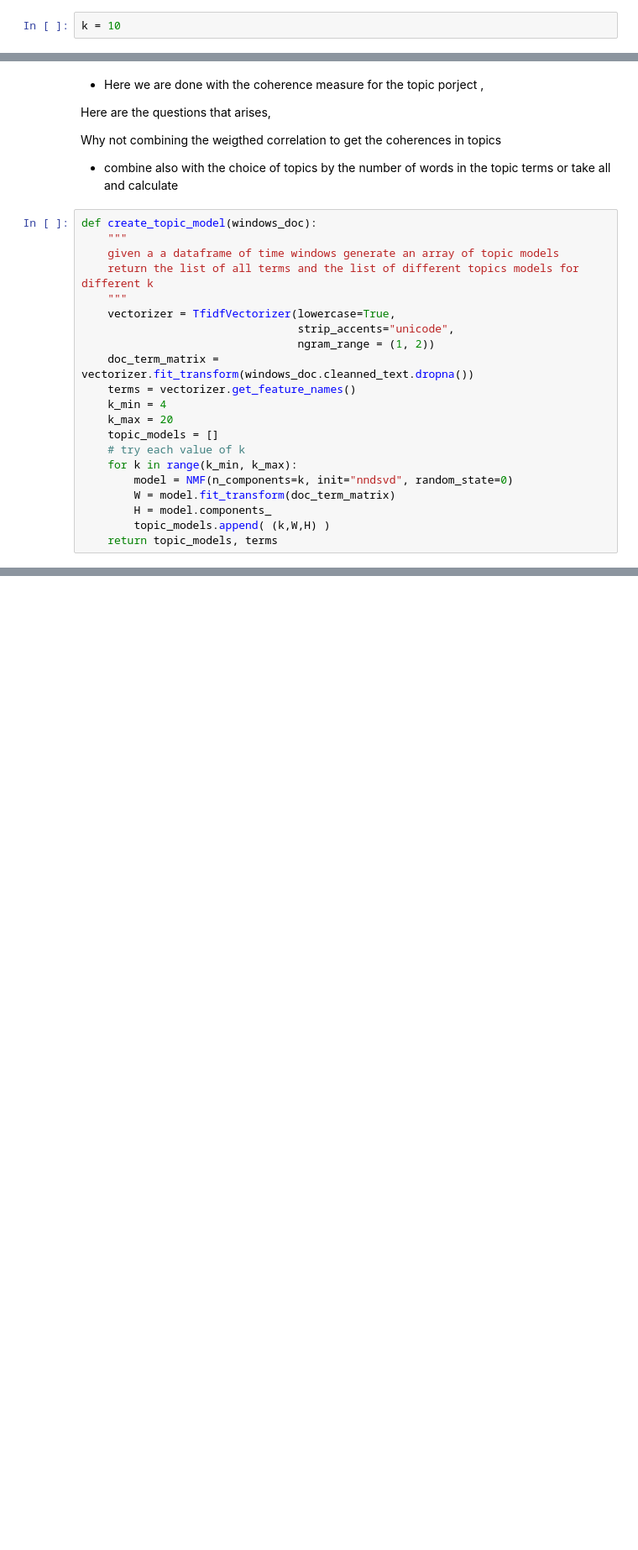
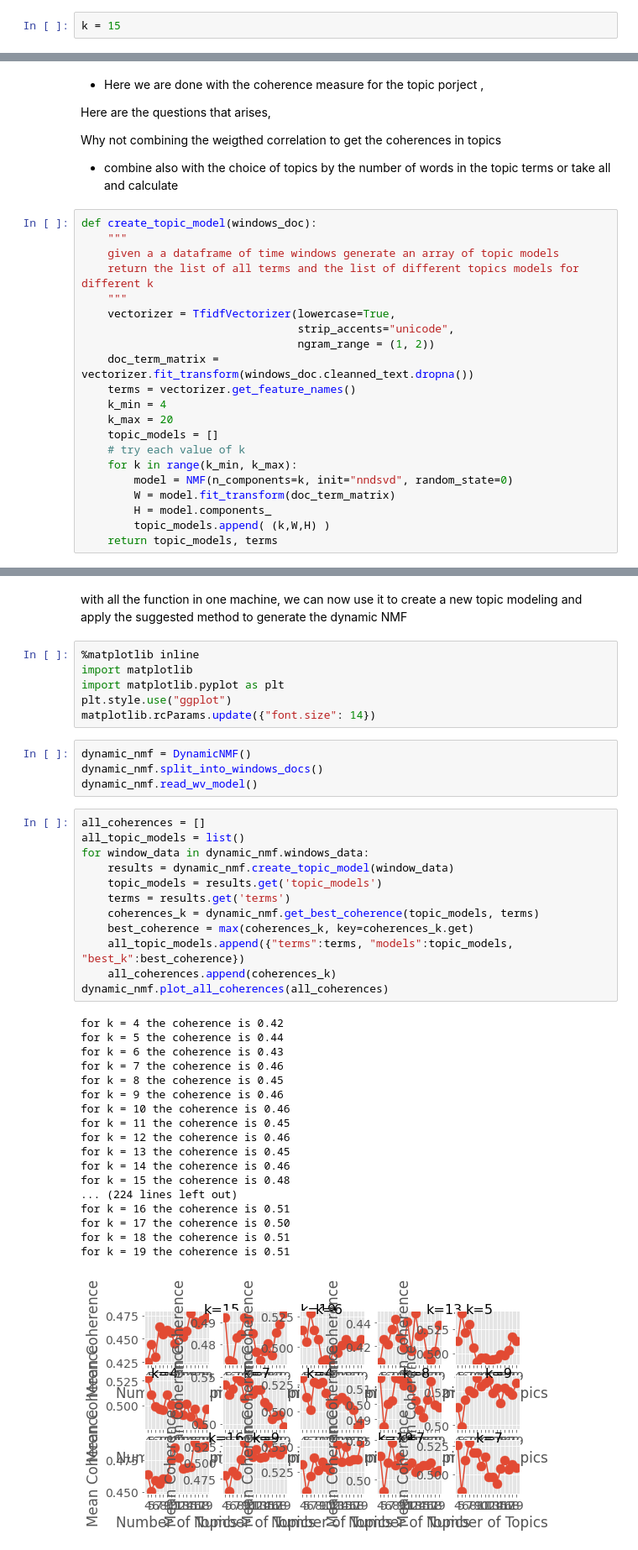
Before and after one commit to espoirMur/balobi_nini, a Jupyter notebook: notebooks/2.Dynamic_Topic_Modeling.ipynb, the cells around one changed output, grey strips where cells are left out. Shown: that part at 84% size. Saved outputs shown, nothing was run; the diff lists cells and outputs as text; blank space fills up the shorter version.

Commit message:
(feat) add analysis of dynamic topic modeling

```diff
--- a/notebooks/2.Dynamic_Topic_Modeling.ipynb
+++ b/notebooks/2.Dynamic_Topic_Modeling.ipynb
@@ -178,7 +178,7 @@ rank_terms(doc_term_matrix, terms)[:30]
 # %% [markdown]
 Here we have the twenty most recent terms in the first time windows , let us know apply the topic modelling to it to see how what will result from it
 # %%
-k = 10
+k = 15
 # %% [markdown]
 let us start with a k = {{k}} and then we will incorporate modele selection and performance measurenment metrics later
 # %% [markdown]
@@ -502,0 +747,43 @@ def create_topic_model(windows_doc):
+# %% [markdown]
+with all the function in one machine, we can now use it to create a new topic modeling and apply the suggested method to generate the dynamic NMF
+# %%
+%matplotlib inline
+import matplotlib
+import matplotlib.pyplot as plt
+plt.style.use("ggplot")
+matplotlib.rcParams.update({"font.size": 14})
+# %%
+dynamic_nmf = DynamicNMF()
+dynamic_nmf.split_into_windows_docs()
+dynamic_nmf.read_wv_model()
+# %%
+all_coherences = []
+all_topic_models = list()
+for window_data in dynamic_nmf.windows_data:
+    results = dynamic_nmf.create_topic_model(window_data)
+    topic_models = results.get('topic_models')
+    terms = results.get('terms')
+    coherences_k = dynamic_nmf.get_best_coherence(topic_models, terms)
+    best_coherence = max(coherences_k, key=coherences_k.get)
+    all_topic_models.append({"terms":terms, "models":topic_models, "best_k":best_coherence})
+    all_coherences.append(coherences_k)
+dynamic_nmf.plot_all_coherences(all_coherences)
+# %% [output]
+for k = 4 the coherence is 0.42
+for k = 5 the coherence is 0.44
+for k = 6 the coherence is 0.43
+for k = 7 the coherence is 0.46
+for k = 8 the coherence is 0.45
+for k = 9 the coherence is 0.46
+for k = 10 the coherence is 0.46
+for k = 11 the coherence is 0.45
+for k = 12 the coherence is 0.46
+for k = 13 the coherence is 0.45
+for k = 14 the coherence is 0.46
+for k = 15 the coherence is 0.48
+... (224 lines left out)
+for k = 16 the coherence is 0.51
+for k = 17 the coherence is 0.50
+for k = 18 the coherence is 0.51
+for k = 19 the coherence is 0.51
+[figure, added]
```
Also changed, not shown: parts of 53 cells of this notebook, 1 other file.
